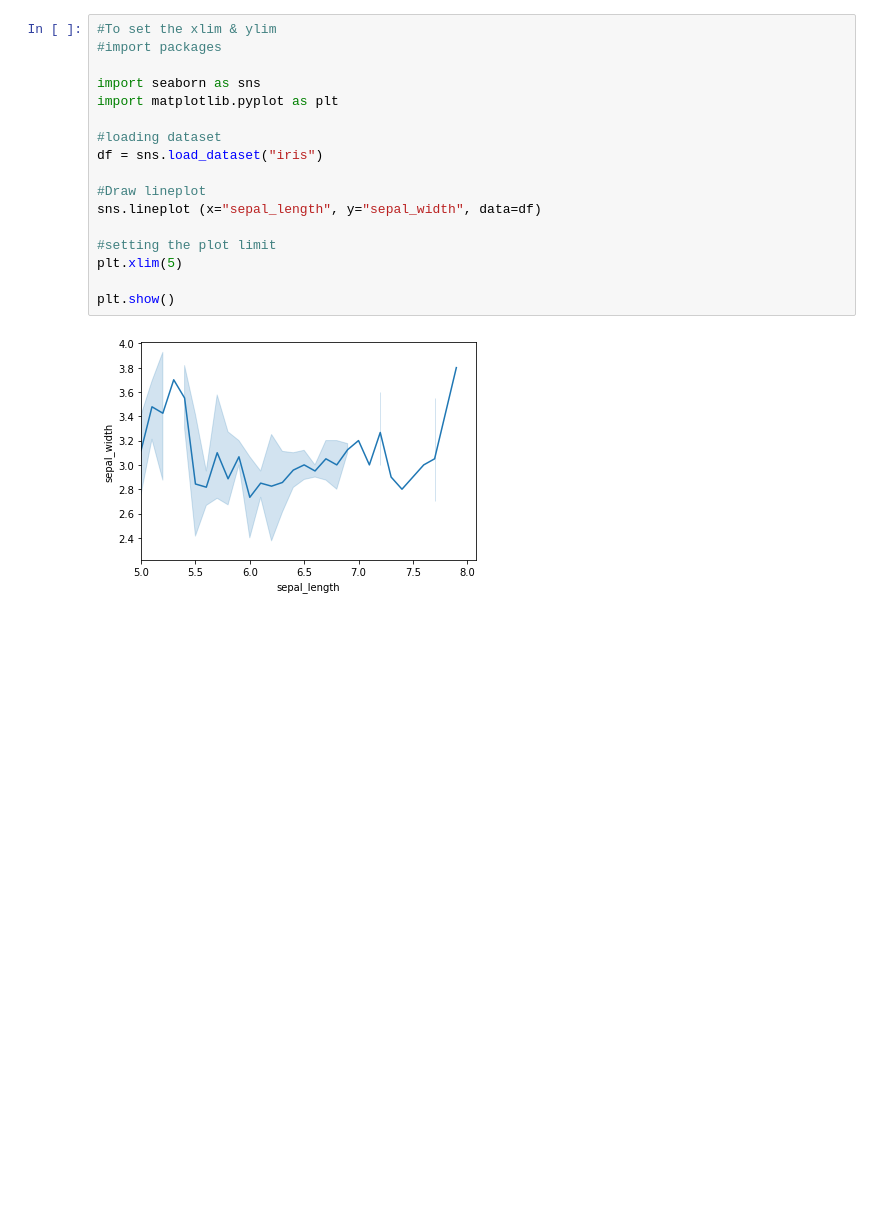
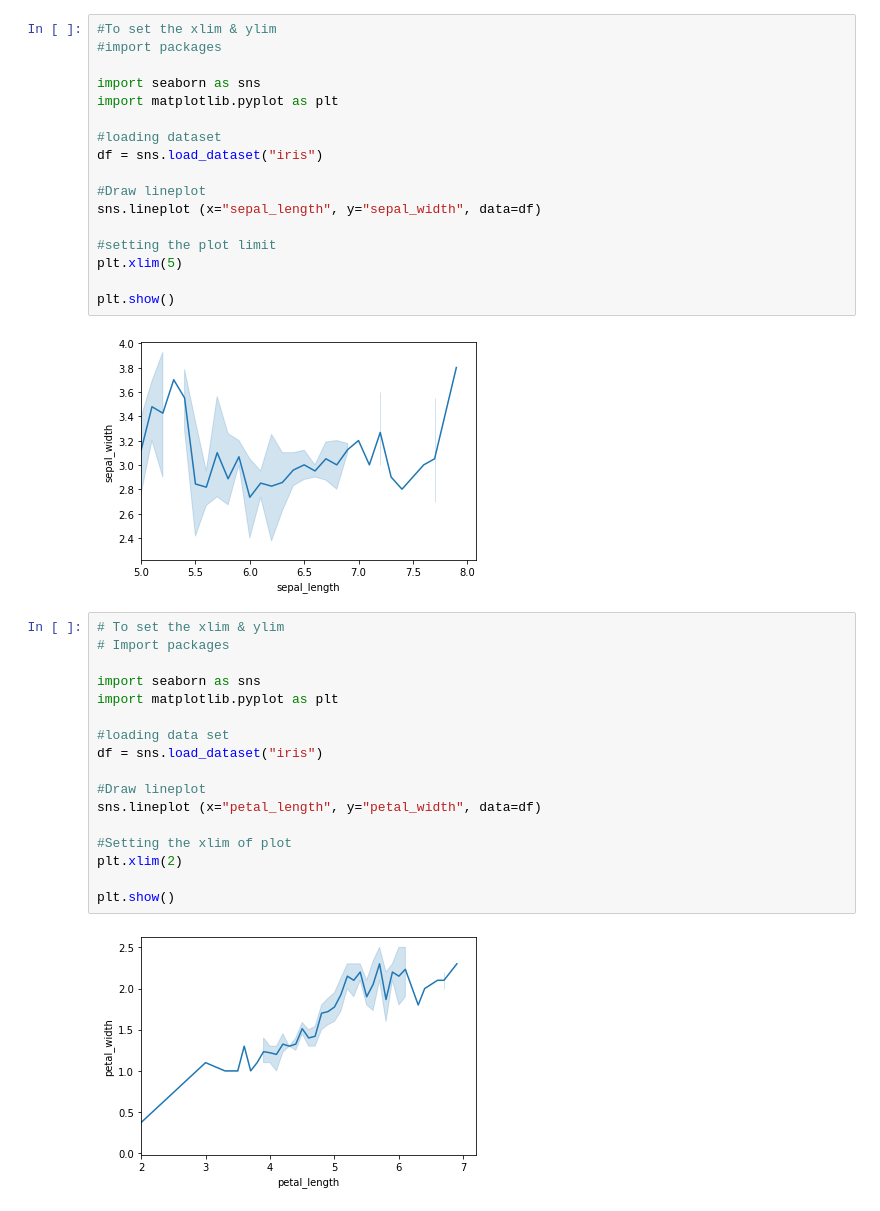
Before and after one commit to Manojgharge07/DataScience-Mentorship-Python-Basic, a Jupyter notebook: Python_Basic_20_seaborn_matplotlib.ipynb, the cells around one changed output. Saved outputs shown, nothing was run; the diff lists cells and outputs as text; blank space fills up the shorter version.

```diff
--- a/Python_Basic_20_seaborn_matplotlib.ipynb
+++ b/Python_Basic_20_seaborn_matplotlib.ipynb
@@ -153,3 +153,22 @@ plt.xlim(5)
 plt.show()
 # %% [output]
 [figure]
+# %%
+# To set the xlim & ylim
+# Import packages
+
+import seaborn as sns
+import matplotlib.pyplot as plt
+
+#loading data set
+df = sns.load_dataset("iris")
+
+#Draw lineplot
+sns.lineplot (x="petal_length", y="petal_width", data=df)
+
+#Setting the xlim of plot
+plt.xlim(2)
+
+plt.show()
+# %% [output]
+[figure, added]
```
Also changed, not shown: parts of 7 cells of this notebook.
